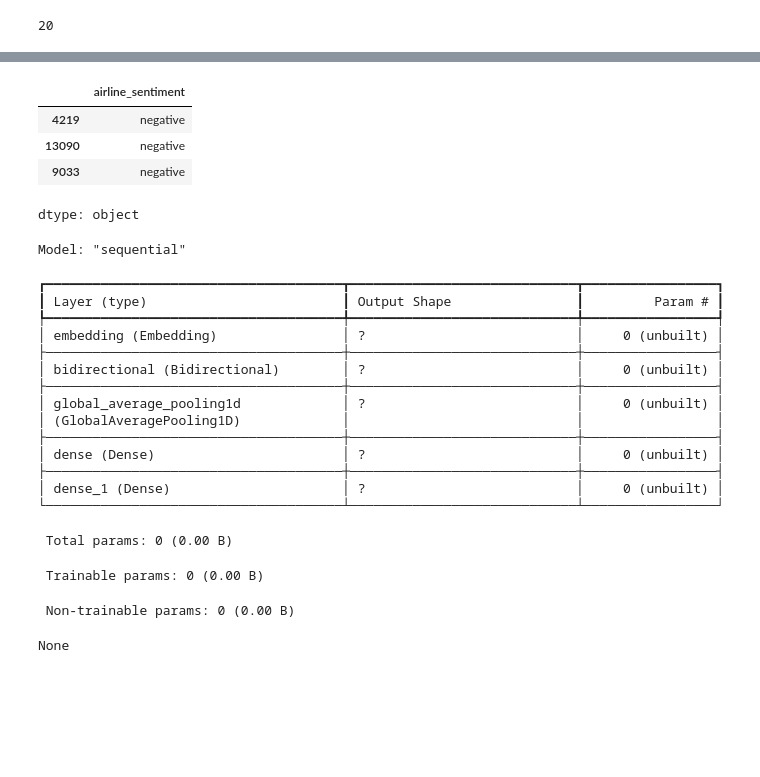
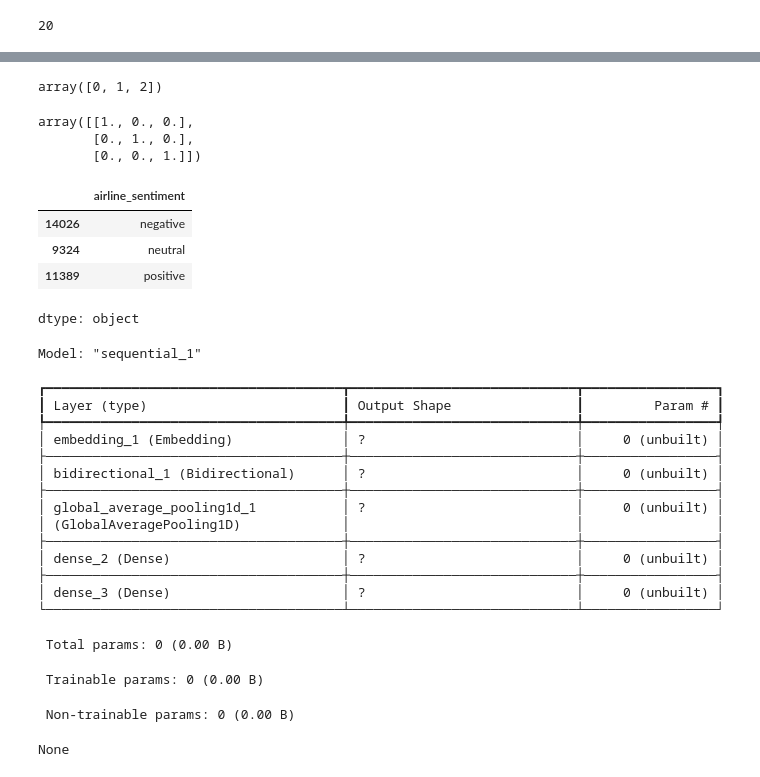
Before and after one commit to elyte5star/NLP, a Jupyter notebook: DAT305.ipynb, the cells around one changed output, grey strips where cells are left out. Cells and saved outputs as stored; diff of their text form; code cells hidden in the pictures; blank space fills up the shorter version.

```diff
--- a/DAT305.ipynb
+++ b/DAT305.ipynb
@@ -949,0 +944,4 @@ array([[1., 0., 0.],
+# %%
+Y[27:30]
+# %% [output]
+array([0, 1, 2])
@@ -950,9 +952,15 @@ array([[1., 0., 0.],
+# %%
+Y_train[27:30]
+# %% [output]
+array([[1., 0., 0.],
+       [0., 1., 0.],
+       [0., 0., 1.]])
 # %%
-model_1_train.airline_sentiment[:3]
+model_1_train.airline_sentiment[27:30]
 # %% [output]
 |  | airline_sentiment |
-| 4219 | negative |
-| 13090 | negative |
-| 9033 | negative |
+| 14026 | negative |
+| 9324 | neutral |
+| 11389 | positive |
 dtype: object
 # %%
@@ -971,29 +968,29 @@ METRICS = [
 # %%
-embeding_vector_length= 20
+embeding_vector_length= 32
 # define the model
 model = keras.models.Sequential()
 model.add(keras.layers.Embedding(vocab_size, embeding_vector_length, input_length=MAX_LENGTH))
-model.add(keras.layers.Bidirectional(keras.layers.LSTM(64,return_sequences=True)))
+model.add(keras.layers.Bidirectional(keras.layers.LSTM(64,return_sequences=True,dropout=0.2, recurrent_dropout=0.2)))
 model.add(keras.layers.GlobalAveragePooling1D())
-model.add(keras.layers.Dense(16, activation='relu'))
+model.add(keras.layers.Dense(200, activation='relu'))
 model.add(keras.layers.Dense(3, activation='softmax'))
-model.compile(loss=keras.losses.CategoricalCrossentropy(),optimizer=keras.optimizers.Adam(learning_rate=1e-3),metrics = METRICS)
+model.compile(loss=keras.losses.CategoricalCrossentropy(),optimizer=keras.optimizers.Adam(learning_rate=1e-3),metrics =METRICS)
 print(model.summary())
 # %% [output]
-Model: "sequential"
+Model: "sequential_1"
 ┏━━━━━━━━━━━━━━━━━━━━━━━━━━━━━━━━━━━━━━┳━━━━━━━━━━━━━━━━━━━━━━━━━━━━━┳━━━━━━━━━━━━━━━━━┓
 ┃ Layer (type)                         ┃ Output Shape                ┃         Param # ┃
 ┡━━━━━━━━━━━━━━━━━━━━━━━━━━━━━━━━━━━━━━╇━━━━━━━━━━━━━━━━━━━━━━━━━━━━━╇━━━━━━━━━━━━━━━━━┩
-│ embedding (Embedding)                │ ?                           │     0 (unbuilt) │
+│ embedding_1 (Embedding)              │ ?                           │     0 (unbuilt) │
 ├──────────────────────────────────────┼─────────────────────────────┼─────────────────┤
-│ bidirectional (Bidirectional)        │ ?                           │     0 (unbuilt) │
+│ bidirectional_1 (Bidirectional)      │ ?                           │     0 (unbuilt) │
 ├──────────────────────────────────────┼─────────────────────────────┼─────────────────┤
-│ global_average_pooling1d             │ ?                           │     0 (unbuilt) │
+│ global_average_pooling1d_1           │ ?                           │     0 (unbuilt) │
 │ (GlobalAveragePooling1D)             │                             │                 │
 ├──────────────────────────────────────┼─────────────────────────────┼─────────────────┤
-│ dense (Dense)                        │ ?                           │     0 (unbuilt) │
+│ dense_2 (Dense)                      │ ?                           │     0 (unbuilt) │
 ├──────────────────────────────────────┼─────────────────────────────┼─────────────────┤
-│ dense_1 (Dense)                      │ ?                           │     0 (unbuilt) │
+│ dense_3 (Dense)                      │ ?                           │     0 (unbuilt) │
 └──────────────────────────────────────┴─────────────────────────────┴─────────────────┘
  Total params: 0 (0.00 B)
  Trainable params: 0 (0.00 B)
```
Also changed, not shown: parts of 24 cells of this notebook.
